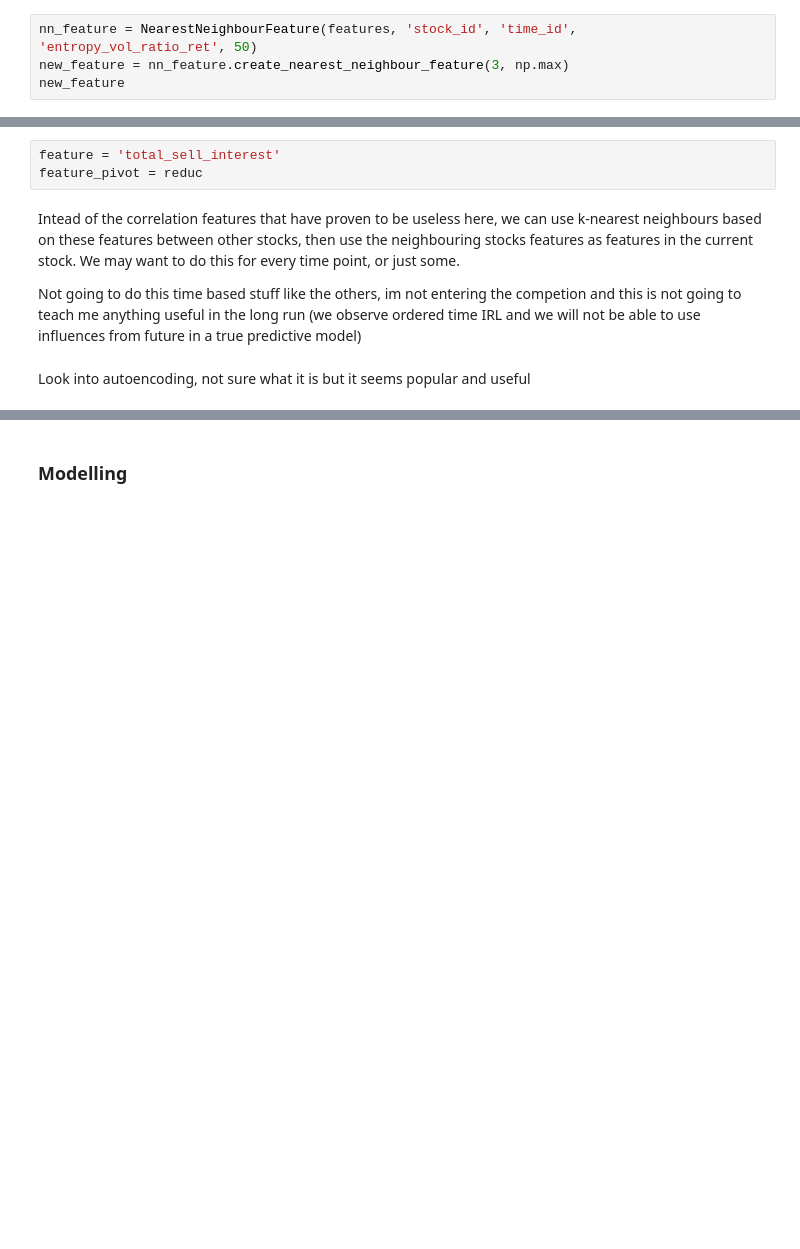
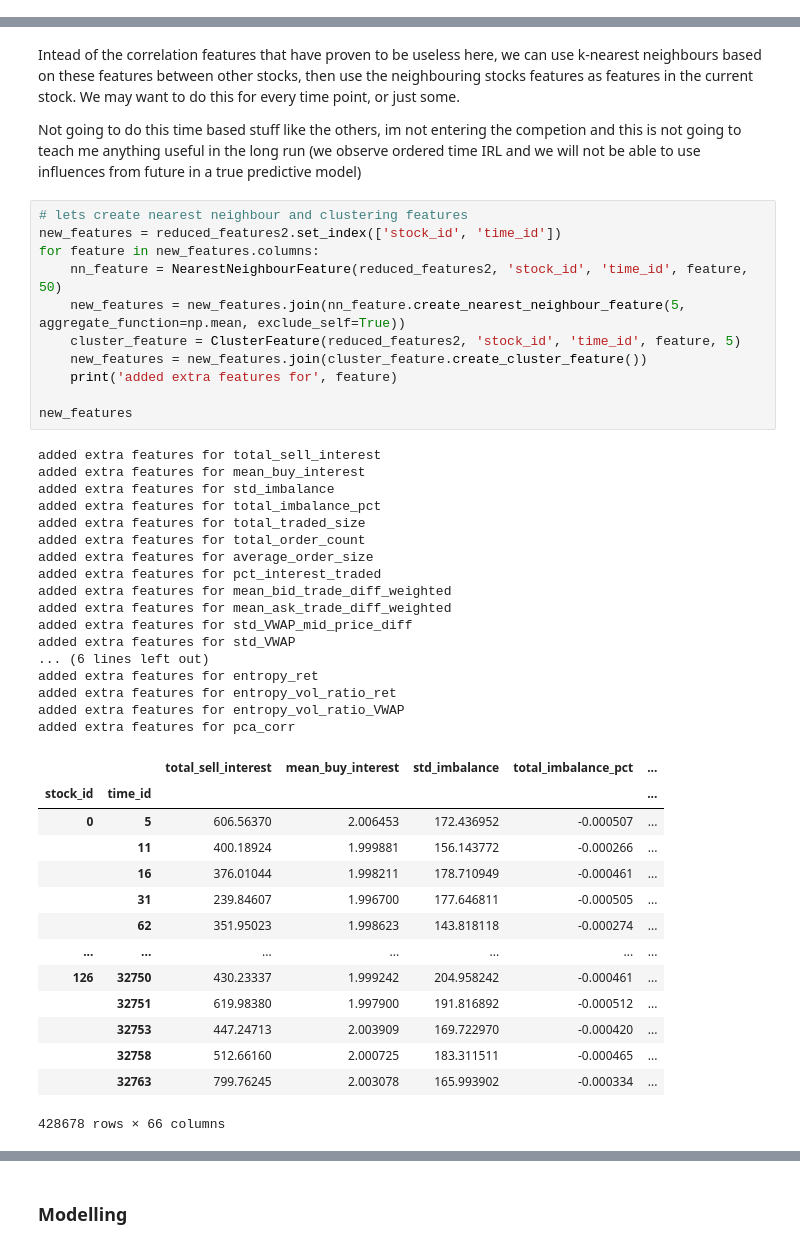
Before and after one commit to cameronjm123/home_research, a Jupyter notebook: research_projects/volatility_prediction_optiver.ipynb, the cells around one changed output, grey strips where cells are left out. Saved outputs shown, nothing was run; the diff lists cells and outputs as text; blank space fills up the shorter version.

Commit message:
formed clustering features and fixes

```diff
--- a/research_projects/volatility_prediction_optiver.ipynb
+++ b/research_projects/volatility_prediction_optiver.ipynb
@@ -391,4 +375,0 @@ Index(['stock_id', 'time_id', 'total_buy_interest', 'total_sell_interest',
-# %%
-nn_feature = NearestNeighbourFeature(features, 'stock_id', 'time_id', 'entropy_vol_ratio_ret', 50)
-new_feature = nn_feature.create_nearest_neighbour_feature(3, np.max)
-new_feature
@@ -640,9 +483,47 @@ reduced_features2
-# %%
-feature = 'total_sell_interest'
-feature_pivot = reduc
 # %% [markdown]
 Intead of the correlation features that have proven to be useless here, we can use k-nearest neighbours based on these features between other stocks, then use the neighbouring stocks features as features in the current stock. We may want to do this for every time point, or just some.
 
 Not going to do this time based stuff like the others, im not entering the competion and this is not going to teach me anything useful in the long run (we observe ordered time IRL and we will not be able to use influences from future in a true predictive model)
-# %% [markdown]
-Look into autoencoding, not sure what it is but it seems popular and useful
+# %%
+# lets create nearest neighbour and clustering features
+new_features = reduced_features2.set_index(['stock_id', 'time_id'])
+for feature in new_features.columns:
+    nn_feature = NearestNeighbourFeature(reduced_features2, 'stock_id', 'time_id', feature, 50)
+    new_features = new_features.join(nn_feature.create_nearest_neighbour_feature(5, aggregate_function=np.mean, exclude_self=True))
+    cluster_feature = ClusterFeature(reduced_features2, 'stock_id', 'time_id', feature, 5)
+    new_features = new_features.join(cluster_feature.create_cluster_feature())
+    print('added extra features for', feature)
+
+new_features
+# %% [output]
+added extra features for total_sell_interest
+added extra features for mean_buy_interest
+added extra features for std_imbalance
+added extra features for total_imbalance_pct
+added extra features for total_traded_size
+added extra features for total_order_count
+added extra features for average_order_size
+added extra features for pct_interest_traded
+added extra features for mean_bid_trade_diff_weighted
+added extra features for mean_ask_trade_diff_weighted
+added extra features for std_VWAP_mid_price_diff
+added extra features for std_VWAP
+... (6 lines left out)
+added extra features for entropy_ret
+added extra features for entropy_vol_ratio_ret
+added extra features for entropy_vol_ratio_VWAP
+added extra features for pca_corr
+|  |  | total_sell_interest | mean_buy_interest | std_imbalance | total_imbalance_pct | ... |
+| stock_id | time_id |  |  |  |  | ... |
+| 0 | 5 | 606.56370 | 2.006453 | 172.436952 | -0.000507 | ... |
+|  | 11 | 400.18924 | 1.999881 | 156.143772 | -0.000266 | ... |
+|  | 16 | 376.01044 | 1.998211 | 178.710949 | -0.000461 | ... |
+|  | 31 | 239.84607 | 1.996700 | 177.646811 | -0.000505 | ... |
+|  | 62 | 351.95023 | 1.998623 | 143.818118 | -0.000274 | ... |
+| ... | ... | ... | ... | ... | ... | ... |
+| 126 | 32750 | 430.23337 | 1.999242 | 204.958242 | -0.000461 | ... |
+|  | 32751 | 619.98380 | 1.997900 | 191.816892 | -0.000512 | ... |
+|  | 32753 | 447.24713 | 2.003909 | 169.722970 | -0.000420 | ... |
+|  | 32758 | 512.66160 | 2.000725 | 183.311511 | -0.000465 | ... |
+|  | 32763 | 799.76245 | 2.003078 | 165.993902 | -0.000334 | ... |
+428678 rows × 66 columns
```
Also changed, not shown: parts of 17 cells of this notebook, 2 other files.
